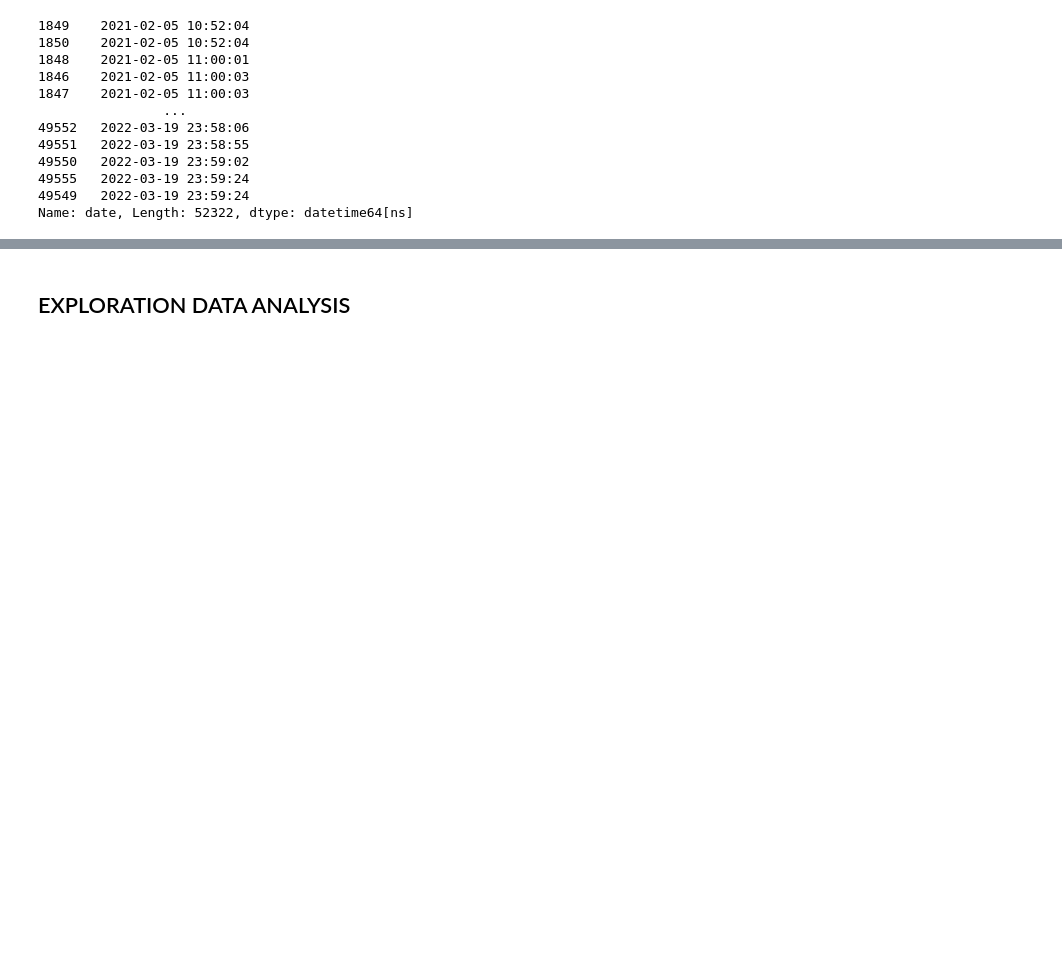
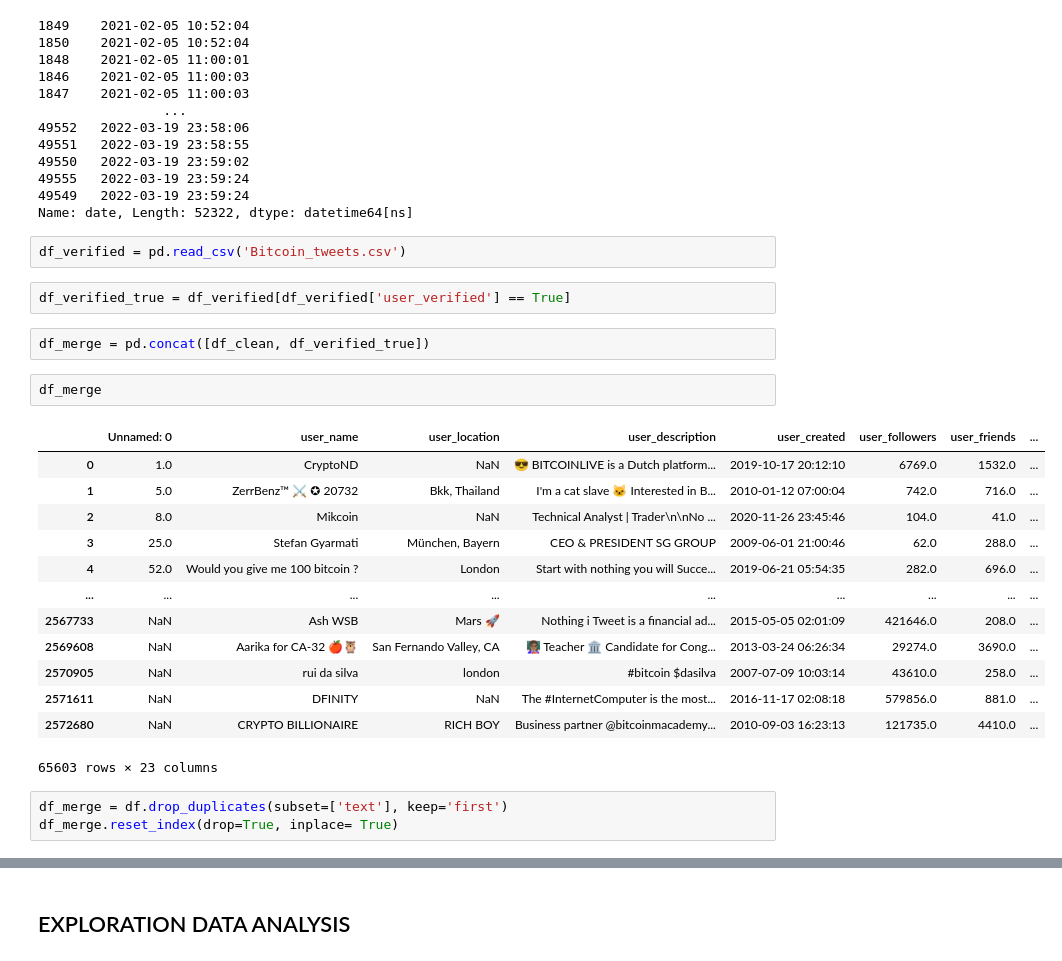
Before and after one commit to krisbianprabowo/bitcoin_price_prediction, a Jupyter notebook: pembobotan_twitter.ipynb, the cells around one changed output, grey strips where cells are left out. Cells and saved outputs as stored; diff of their text form; blank space fills up the shorter version.

Commit message:
Update Verified

```diff
--- a/pembobotan_twitter.ipynb
+++ b/pembobotan_twitter.ipynb
@@ -170,3 +170,28 @@ df_clean.date.sort_values(ascending=True)
 49555   2022-03-19 23:59:24
 49549   2022-03-19 23:59:24
 Name: date, Length: 52322, dtype: datetime64[ns]
+# %%
+df_verified = pd.read_csv('Bitcoin_tweets.csv')
+# %%
+df_verified_true = df_verified[df_verified['user_verified'] == True]
+# %%
+df_merge = pd.concat([df_clean, df_verified_true])
+# %%
+df_merge
+# %% [output]
+|  | Unnamed: 0 | user_name | user_location | user_description | user_created | user_followers | user_friends | ... |
+| 0 | 1.0 | CryptoND | NaN | 😎 BITCOINLIVE is a Dutch platform... | 2019-10-17 20:12:10 | 6769.0 | 1532.0 | ... |
+| 1 | 5.0 | ZerrBenz™ ⚔ ✪ 20732 | Bkk, Thailand | I'm a cat slave 🐱 Interested in B... | 2010-01-12 07:00:04 | 742.0 | 716.0 | ... |
+| 2 | 8.0 | Mikcoin | NaN | Technical Analyst | Trader\n\nNo ... | 2020-11-26 23:45:46 | 104.0 | 41.0 | ... |
+| 3 | 25.0 | Stefan Gyarmati | München, Bayern | CEO & PRESIDENT SG GROUP | 2009-06-01 21:00:46 | 62.0 | 288.0 | ... |
+| 4 | 52.0 | Would you give me 100 bitcoin ? | London | Start with nothing you will Succe... | 2019-06-21 05:54:35 | 282.0 | 696.0 | ... |
+| ... | ... | ... | ... | ... | ... | ... | ... | ... |
+| 2567733 | NaN | Ash WSB | Mars 🚀 | Nothing i Tweet is a financial ad... | 2015-05-05 02:01:09 | 421646.0 | 208.0 | ... |
+| 2569608 | NaN | Aarika for CA-32 🍎🦉 | San Fernando Valley, CA | 👩🏽‍🏫 Teacher 🏛 Candidate for Cong... | 2013-03-24 06:26:34 | 29274.0 | 3690.0 | ... |
+| 2570905 | NaN | rui da silva | london | #bitcoin $dasilva | 2007-07-09 10:03:14 | 43610.0 | 258.0 | ... |
+| 2571611 | NaN | DFINITY | NaN | The #InternetComputer is the most... | 2016-11-17 02:08:18 | 579856.0 | 881.0 | ... |
+| 2572680 | NaN | CRYPTO BILLIONAIRE | RICH BOY | Business partner @bitcoinmacademy... | 2010-09-03 16:23:13 | 121735.0 | 4410.0 | ... |
+65603 rows × 23 columns
+# %%
+df_merge = df.drop_duplicates(subset=['text'], keep='first')
+df_merge.reset_index(drop=True, inplace= True)
```
Also changed, not shown: parts of 1 cell of this notebook, 1 other file.
